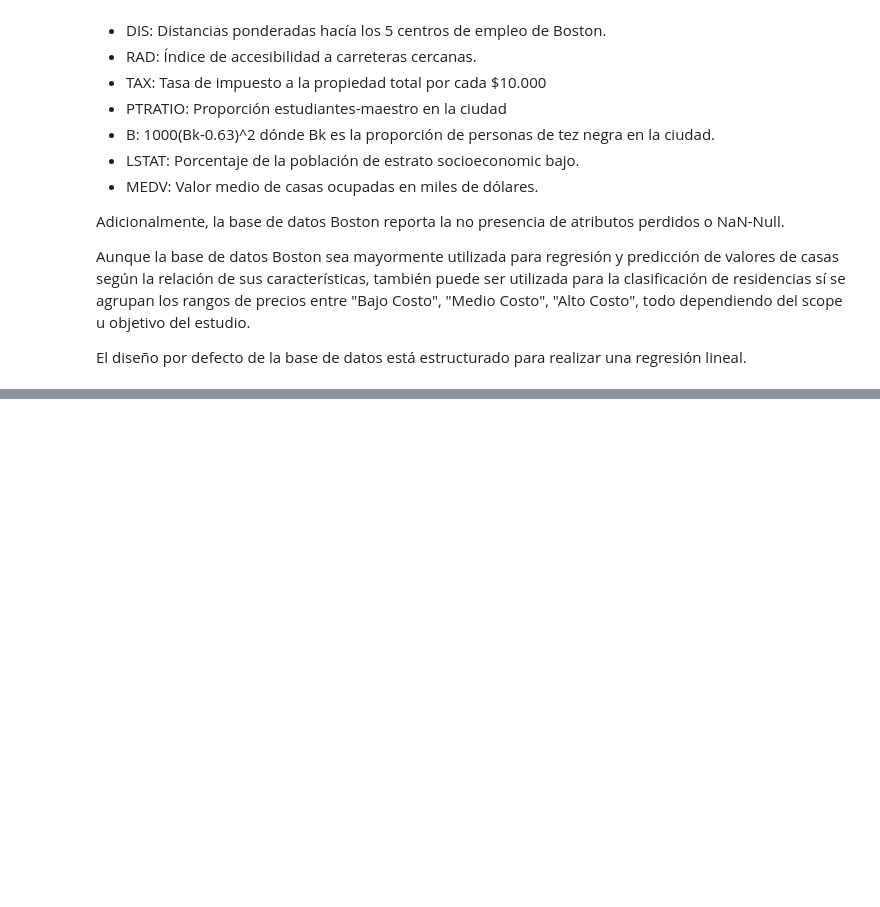
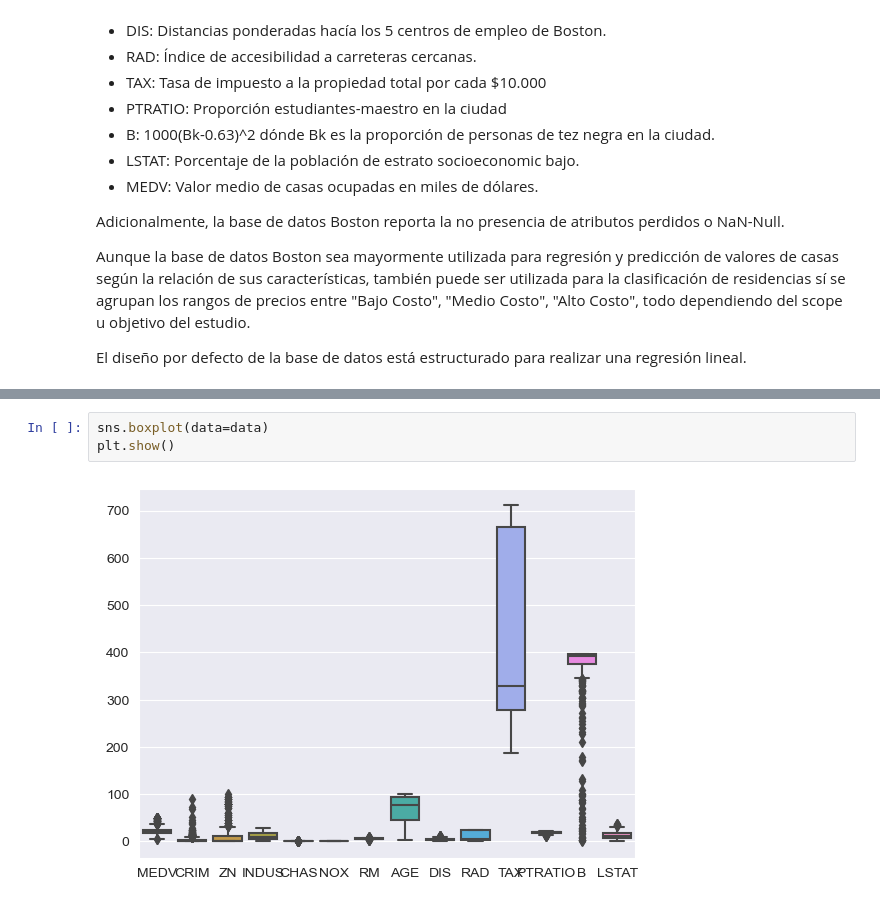
Before and after one commit to Freakscode/Auto2, a Jupyter notebook: LabI.ipynb, the cells around one changed output, grey strips where cells are left out. Saved outputs shown, nothing was run; the diff lists cells and outputs as text; blank space fills up the shorter version.

```diff
--- a/LabI.ipynb
+++ b/LabI.ipynb
@@ -164,0 +224,5 @@ El diseño por defecto de la base de datos está estructurado para realizar una
+# %%
+sns.boxplot(data=data)
+plt.show()
+# %% [output]
+[figure, added]
```
Also changed, not shown: parts of 8 cells of this notebook, 1 other file.
